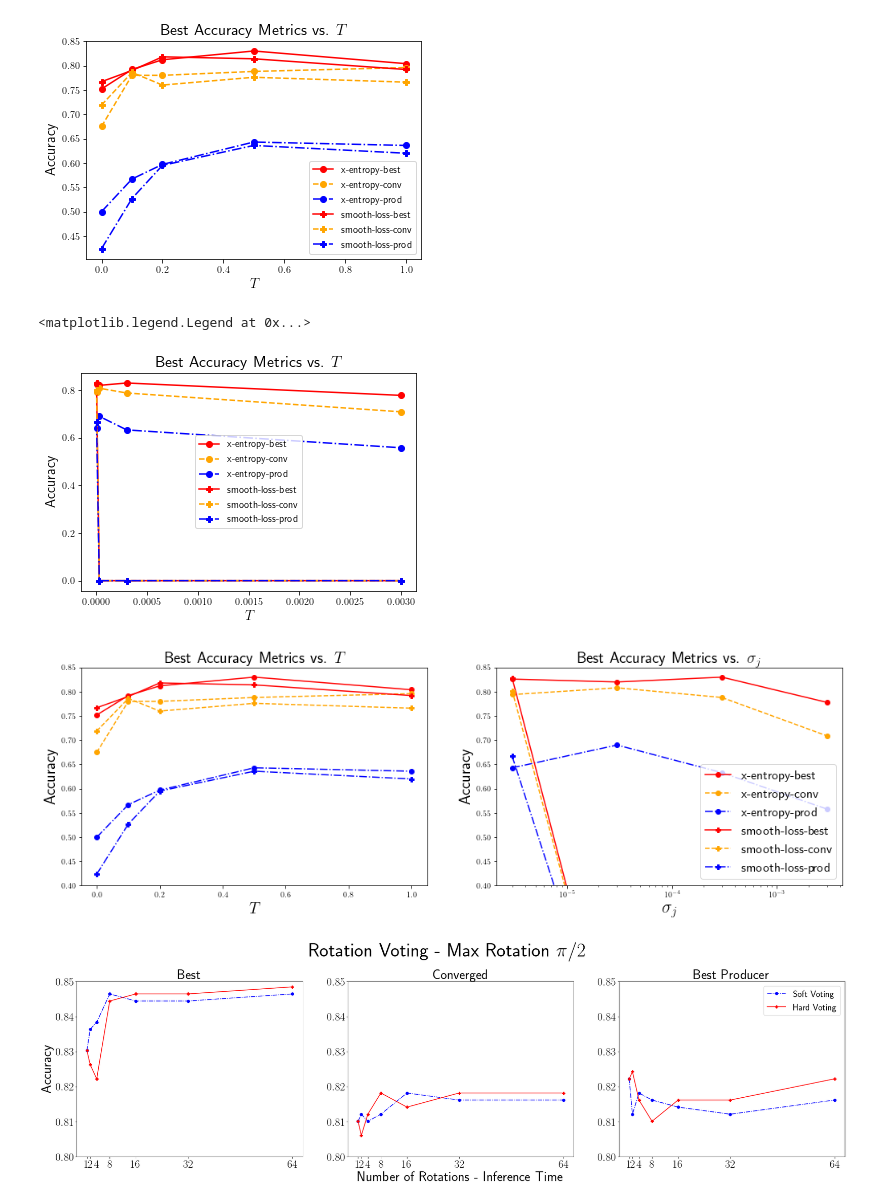
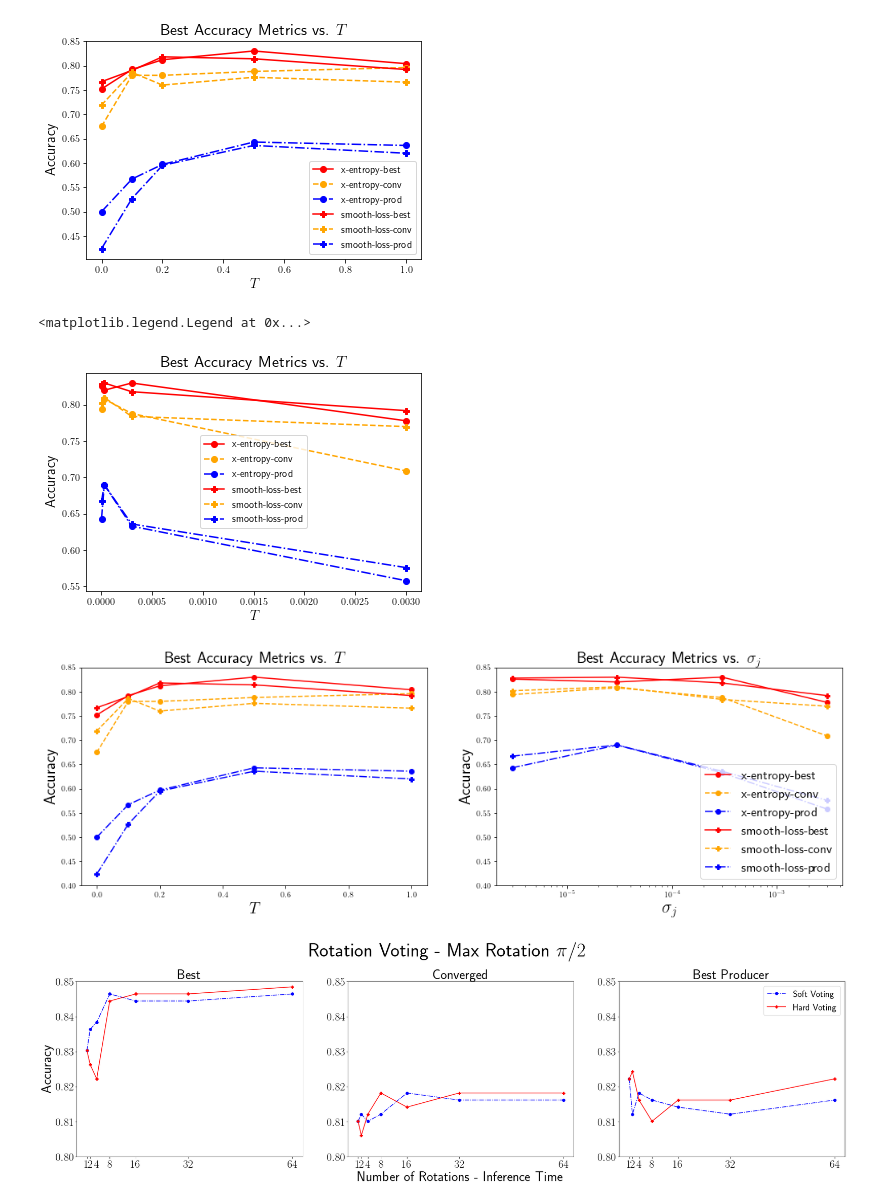
Before and after one commit to mataln/laser-trees, a Jupyter notebook: notebooks/tmp.ipynb, the cells around one changed output. Drawn from its saved outputs; the diff is of its cells as text; code cells hidden in the pictures.

```diff
--- a/notebooks/tmp.ipynb
+++ b/notebooks/tmp.ipynb
@@ -110,40 +110,40 @@ sigma_j = [0, 3e-5, 3e-4, 3e-3]
 
 table_data = {}
 table_data["x-entropy"] = [0.826, 0.794, 0.643, 0.820, 0.808, 0.690, 0.830, 0.788, 0.633, 0.778, 0.709, 0.558]
-table_data["smooth-loss"] = [0.828, 0.802, 0.667, 0, 0, 0, 0, 0, 0, 0, 0, 0]
+table_data["smooth-loss"] = [0.828, 0.802, 0.667, 0.830, 0.810, 0.690, 0.818, 0.784, 0.636, 0.792, 0.770, 0.576]
 
 translation_data = {}
 translation_data["sigma"] = sigma_j
 
 for loss_fn in ["x-entropy","smooth-loss"]:
     for i, metric in enumerate(["best","conv","prod"]):
         key = f"{loss_fn}-{metric}"
         translation_data[key] = table_data[loss_fn][i::3]
 
 df2 = pd.DataFrame.from_dict(translation_data)
 
 df2["sigma"][0] = 3e-6
 df2 = df2.set_index("sigma")
 
 markers2=['o','o','o','P','P','P']
 hue2=['r','orange','b','r','orange','b']
 linestyles2=['-','--','-.','-','--','-.']
 
 ax = df2.plot(color=hue)
 
 for i, line in enumerate(ax.get_lines()):
     line.set_marker(markers[i])
     line.set_linestyle(linestyles[i])
 
 axFont = 14
 tFont = 16
 ax.set_ylabel('Accuracy', size=axFont)
 ax.set_xlabel('$T$', size=axFont)
 ax.set_title('Best Accuracy Metrics vs. $T$', size=tFont)
 ax.legend()
 # %% [output]
 <matplotlib.legend.Legend at 0x...>
-[figure, old version]
+[figure, new version]
 # %%
 fig, ax = plt.subplots(1,2, figsize=(17,5))
 
@@ -181,7 +181,7 @@ ax[1].set_ylim(0.4,0.85)
 
 fig.savefig('fig.png', bbox_inches='tight')
 # %% [output]
-[figure, old version]
+[figure, new version]
 # %%
 accuracies = {'best': {'soft': [0.8303030303030303,
    0.8363636363636363,
```
Also changed, not shown: parts of 1 cell of this notebook, 3 other files.
